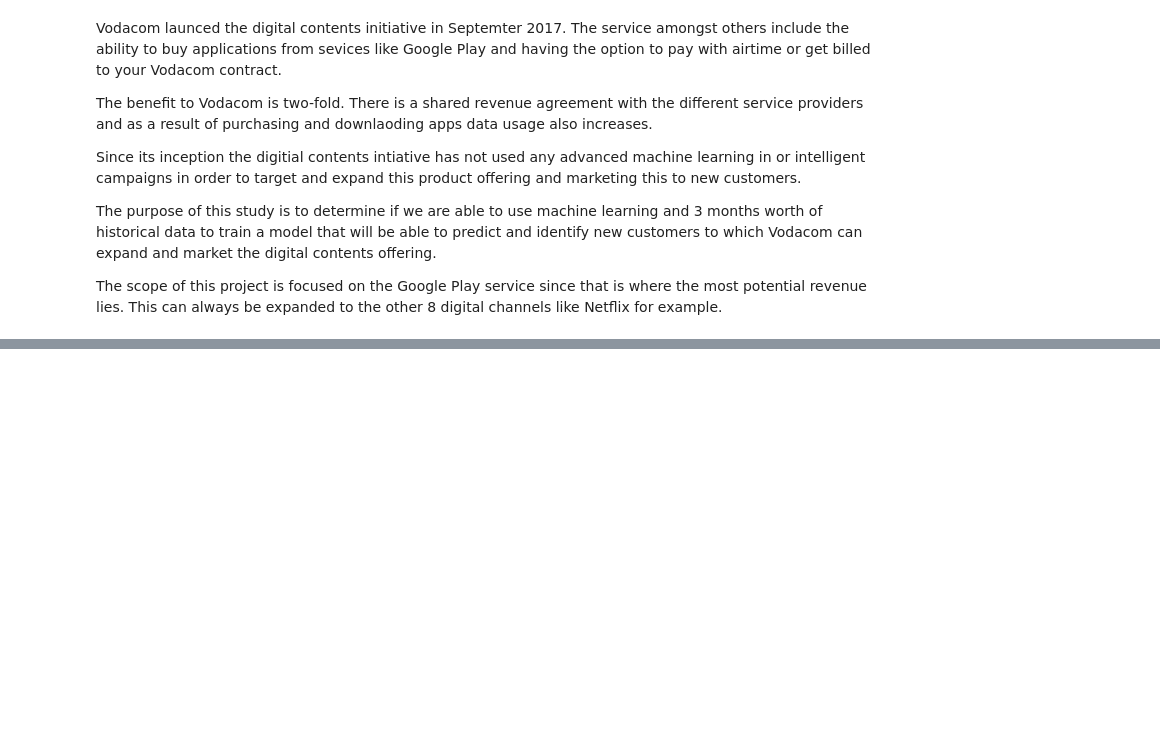
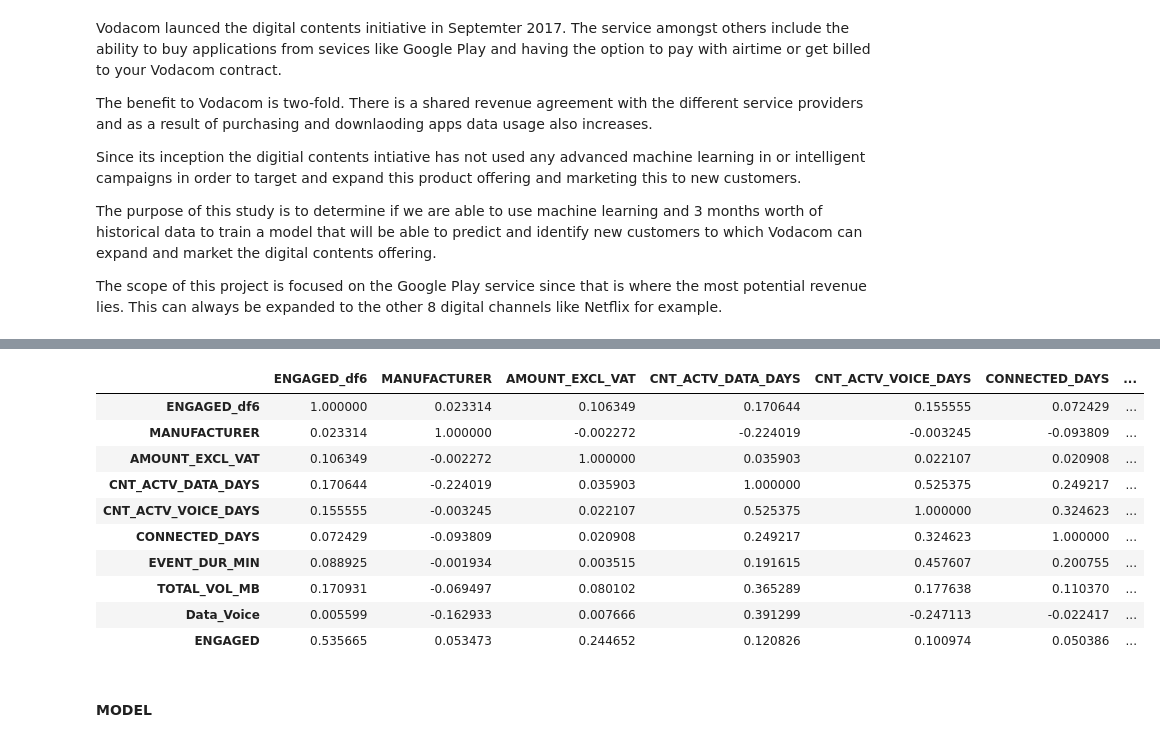
Before and after one commit to dgitahi/Propensity-Model, a Jupyter notebook: Propensity+Modelling.ipynb, the cells around one changed output, grey strips where cells are left out. Drawn from its saved outputs; the diff is of its cells as text; code cells hidden in the pictures; blank space fills up the shorter version.

```diff
--- a/Propensity+Modelling.ipynb
+++ b/Propensity+Modelling.ipynb
@@ -15,0 +277,2 @@ The scope of this project is focused on the Google Play service since that is wh
+# %%
+df8 = pd.merge(df7,df10,how = 'inner',on= "MSISDN",suffixes = ('_df7','_df10'))
@@ -15,0 +326,2 @@ The scope of this project is focused on the Google Play service since that is wh
+# %%
+df8["Data_Voice"]=np.divide(df8.CNT_ACTV_DATA_DAYS,np.add(df8.CNT_ACTV_VOICE_DAYS,1))
@@ -15,0 +349,16 @@ The scope of this project is focused on the Google Play service since that is wh
+# %%
+df8.corr()
+# %% [output]
+|  | ENGAGED_df6 | MANUFACTURER | AMOUNT_EXCL_VAT | CNT_ACTV_DATA_DAYS | CNT_ACTV_VOICE_DAYS | CONNECTED_DAYS | ... |
+| ENGAGED_df6 | 1.000000 | 0.023314 | 0.106349 | 0.170644 | 0.155555 | 0.072429 | ... |
+| MANUFACTURER | 0.023314 | 1.000000 | -0.002272 | -0.224019 | -0.003245 | -0.093809 | ... |
+| AMOUNT_EXCL_VAT | 0.106349 | -0.002272 | 1.000000 | 0.035903 | 0.022107 | 0.020908 | ... |
+| CNT_ACTV_DATA_DAYS | 0.170644 | -0.224019 | 0.035903 | 1.000000 | 0.525375 | 0.249217 | ... |
+| CNT_ACTV_VOICE_DAYS | 0.155555 | -0.003245 | 0.022107 | 0.525375 | 1.000000 | 0.324623 | ... |
+| CONNECTED_DAYS | 0.072429 | -0.093809 | 0.020908 | 0.249217 | 0.324623 | 1.000000 | ... |
+| EVENT_DUR_MIN | 0.088925 | -0.001934 | 0.003515 | 0.191615 | 0.457607 | 0.200755 | ... |
+| TOTAL_VOL_MB | 0.170931 | -0.069497 | 0.080102 | 0.365289 | 0.177638 | 0.110370 | ... |
+| Data_Voice | 0.005599 | -0.162933 | 0.007666 | 0.391299 | -0.247113 | -0.022417 | ... |
+| ENGAGED | 0.535665 | 0.053473 | 0.244652 | 0.120826 | 0.100974 | 0.050386 | ... |
+# %% [markdown]
+#### MODEL
```
Also changed, not shown: parts of 96 cells of this notebook.
